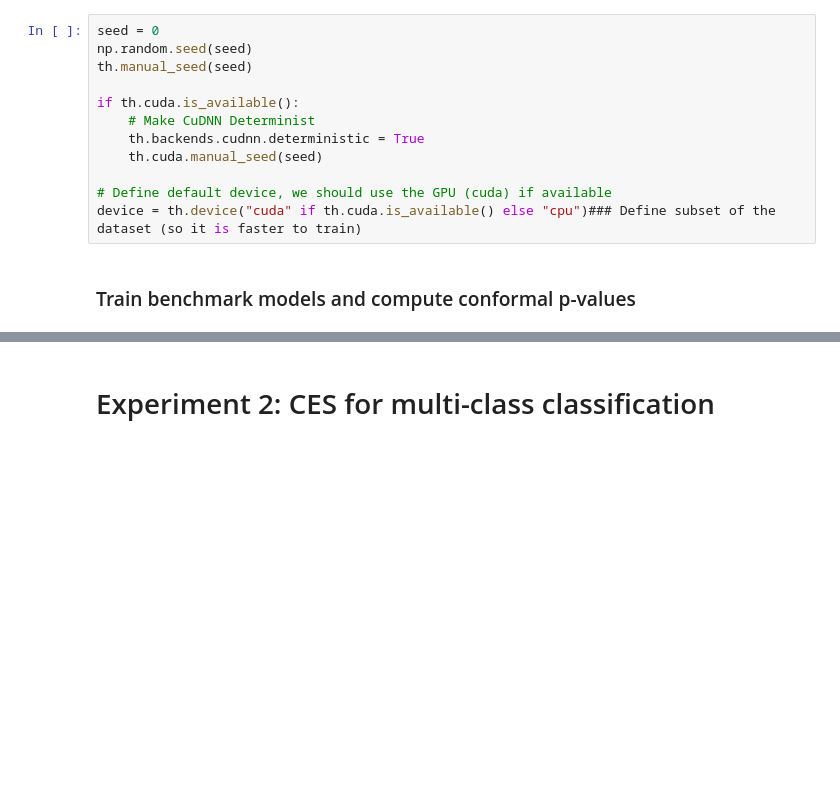
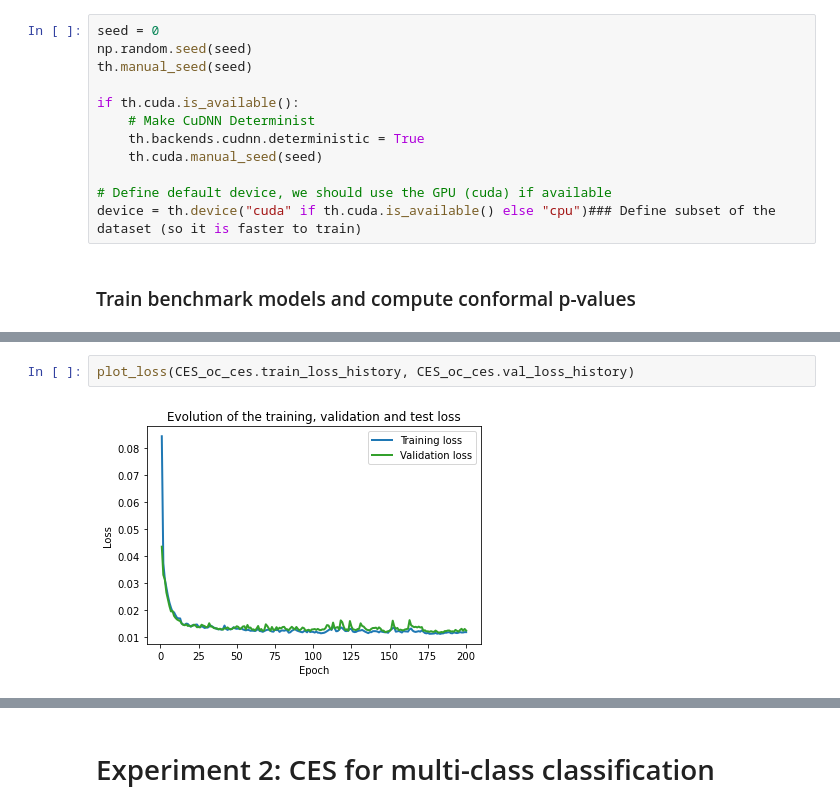
Before and after one commit to ZiyiLiang/Conformalized_early_stopping, a Jupyter notebook: notebook_examples/Conformalized Early Stopping.ipynb, the cells around one changed output, grey strips where cells are left out. Cells and saved outputs as stored; diff of their text form; blank space fills up the shorter version.

```diff
--- a/notebook_examples/Conformalized Early Stopping.ipynb
+++ b/notebook_examples/Conformalized Early Stopping.ipynb
@@ -405,3 +415,7 @@ Training done! A list of 10 models saved.
+# %%
+plot_loss(CES_oc_ces.train_loss_history, CES_oc_ces.val_loss_history)
+# %% [output]
+[figure, added]
 # %%
 # Pick the best model for each test point
 start = time.time()
```
Also changed, not shown: parts of 35 cells of this notebook, 6 other files.
